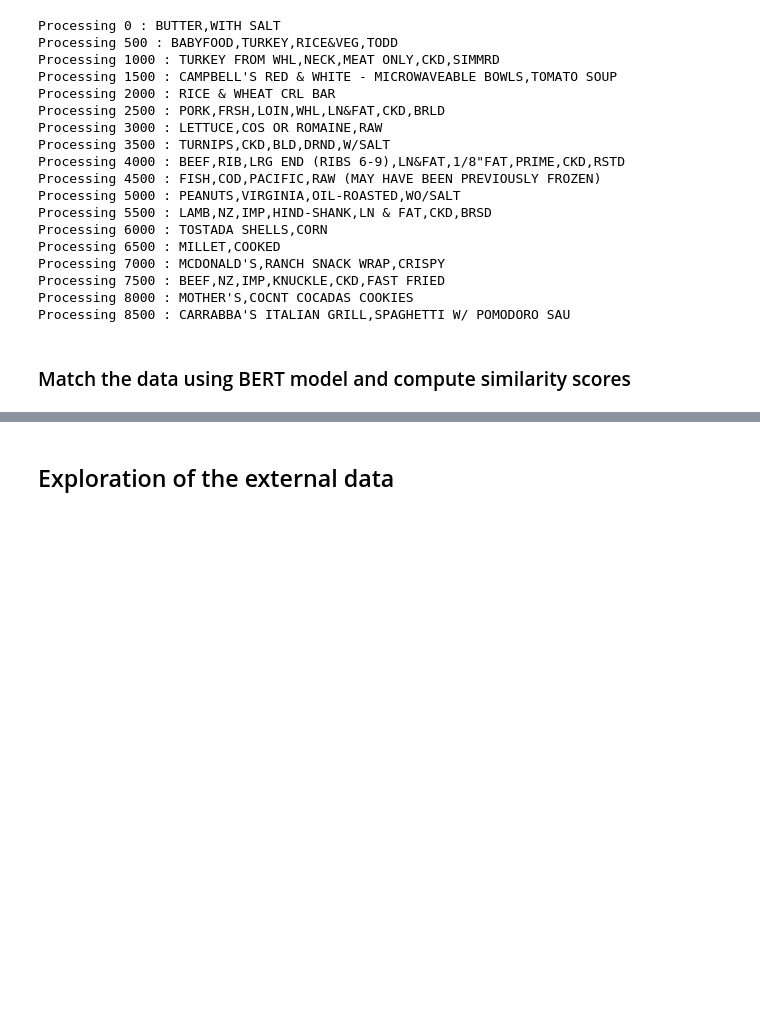
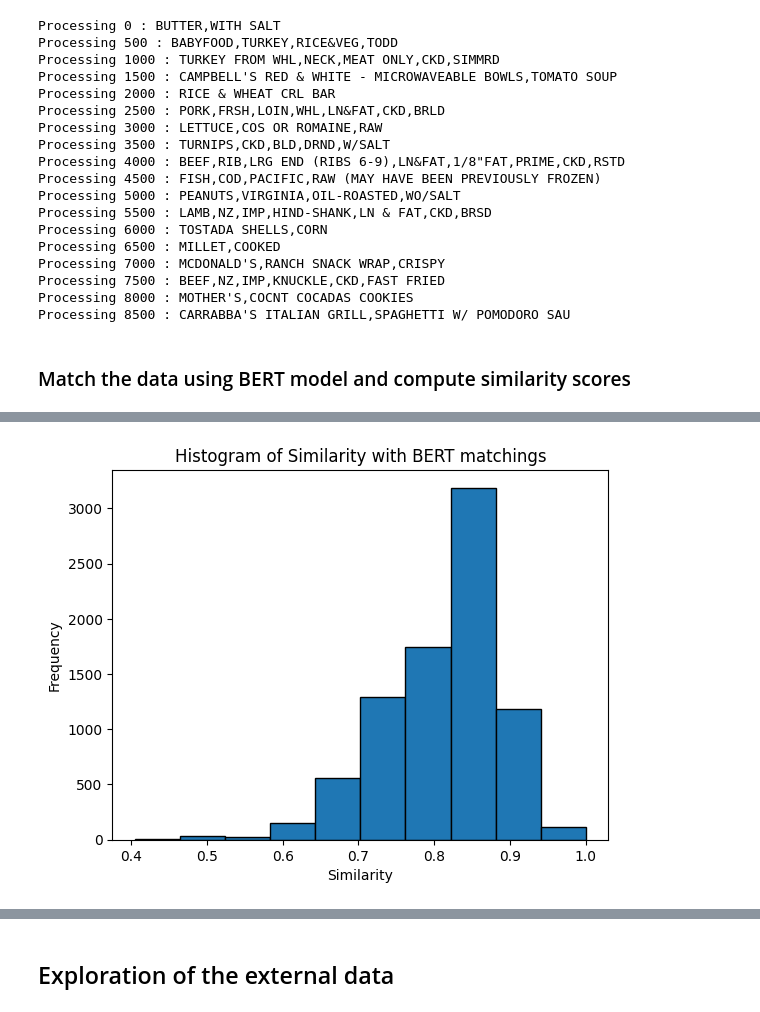
Before and after one commit to ja-nina/DietDupe, a Jupyter notebook: EDA.ipynb, the cells around one changed output, grey strips where cells are left out. Saved outputs shown, nothing was run; the diff lists cells and outputs as text; code cells hidden in the pictures; blank space fills up the shorter version.

Commit message:
saved plots

```diff
--- a/EDA.ipynb
+++ b/EDA.ipynb
@@ -172,3 +172,4 @@ nodes.head(20)
 # %%
 # save matched nodes
 #nodes.to_csv('data/nodes_191120_matched.csv', index=False)
+nodes = pd.read_csv('data/nodes_191120_matched.csv')
@@ -174,0 +338,10 @@ nodes.head(20)
+# %%
+# distribution of similarity scores
+import matplotlib.pyplot as plt
+plt.hist(nodes['similarity_of_best_match'], bins=10, edgecolor='black')
+plt.title('Histogram of Similarity with BERT matchings')
+plt.xlabel('Similarity')
+plt.ylabel('Frequency')
+plt.show()
+# %% [output]
+[figure, added]
```
Also changed, not shown: parts of 14 cells of this notebook.
